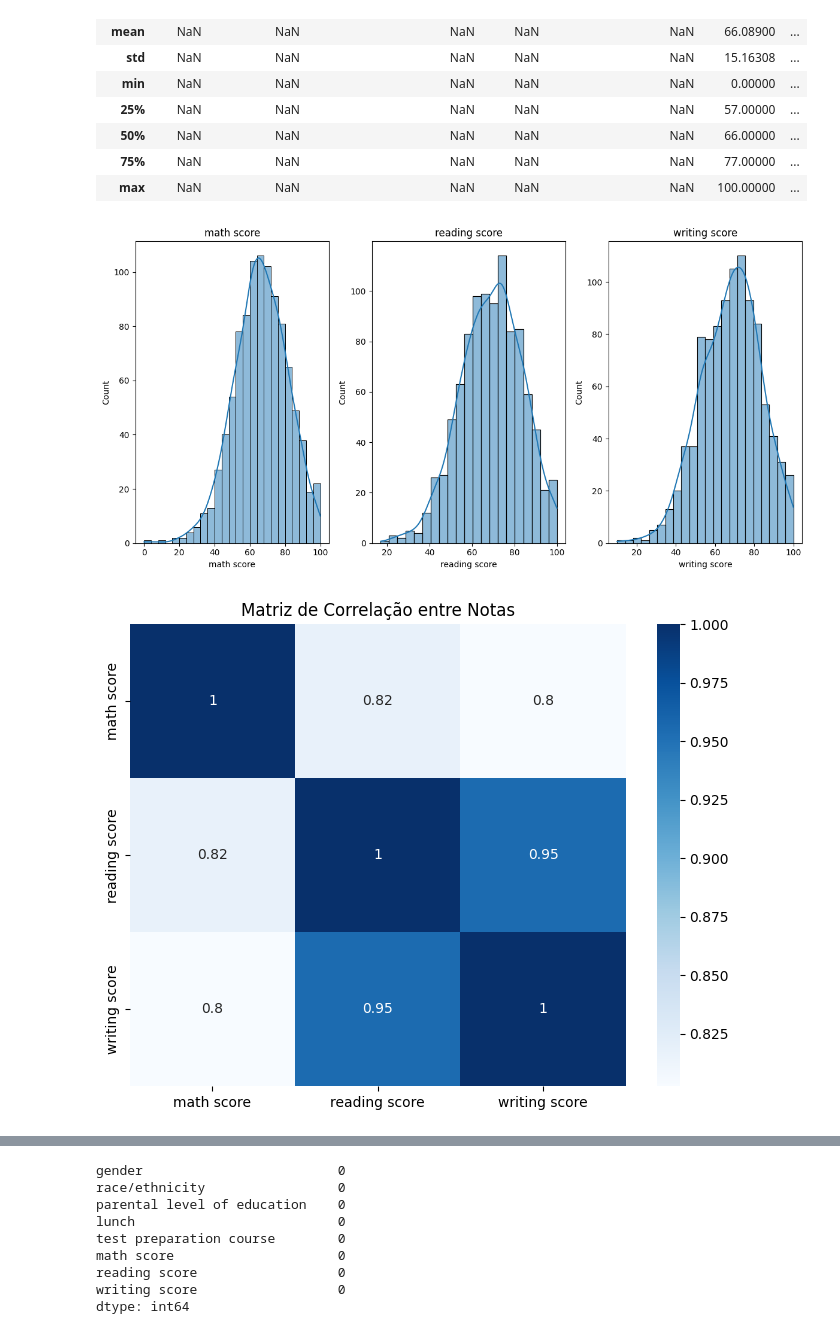
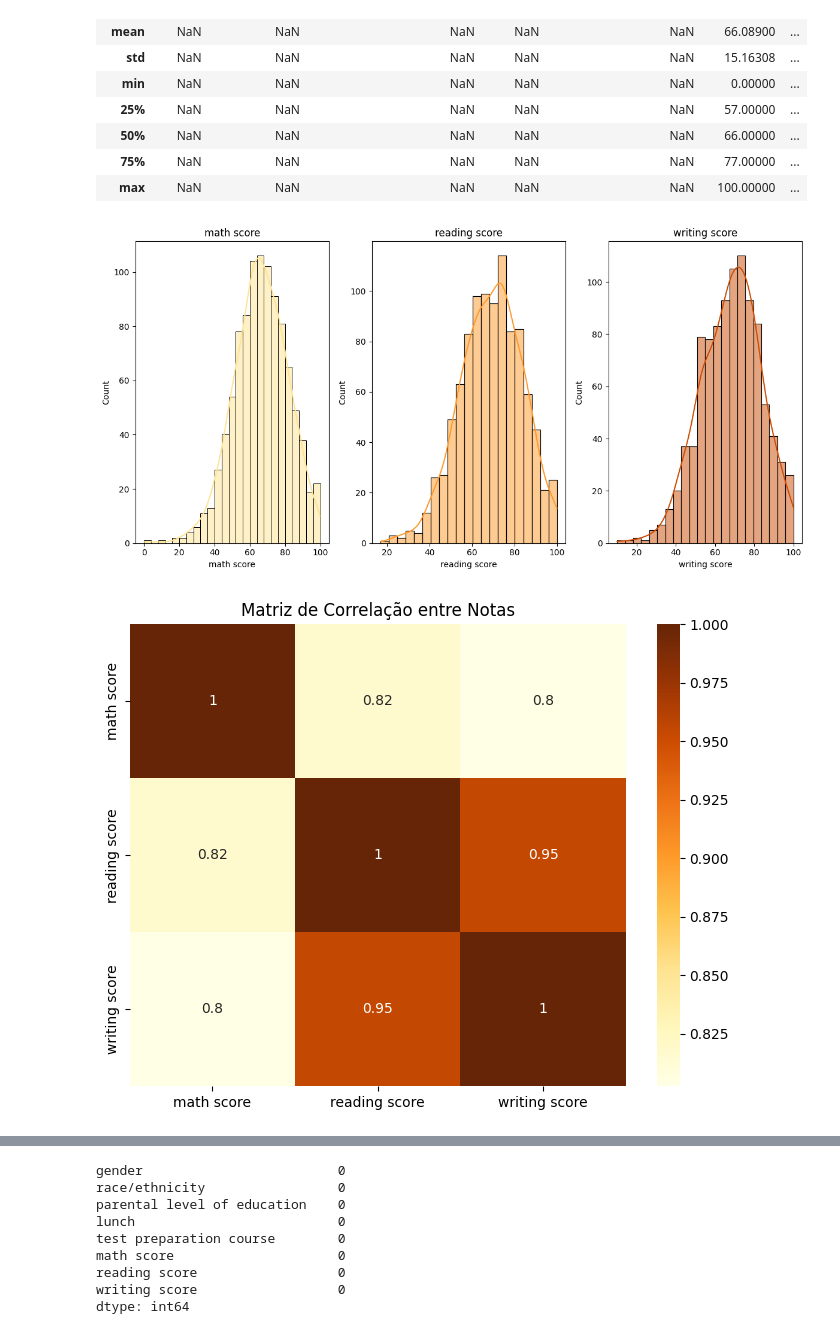
Before and after one commit to snowdutra/Machine-Learning, a Jupyter notebook: docs/random-forest/random_forest.ipynb, the cells around one changed output, grey strips where cells are left out. Saved outputs shown, nothing was run; the diff lists cells and outputs as text; code cells hidden in the pictures.

```diff
--- a/docs/random-forest/random_forest.ipynb
+++ b/docs/random-forest/random_forest.ipynb
@@ -50,21 +50,20 @@ os.makedirs('imagens', exist_ok=True)
 plt.figure(figsize=(12,6))
 for i, col in enumerate(["math score", "reading score", "writing score"]):
     plt.subplot(1, 3, i+1)
-    sns.histplot(df[col], kde=True)
+    sns.histplot(df[col], kde=True, color=sns.color_palette("YlOrBr", 3)[i])
     plt.title(col)
 plt.tight_layout()
 plt.savefig('imagens/visualizacao_notas.png', format='png')
 plt.show()
 # %% [output]
-[figure, old version]
+[figure, new version]
 # %%
-
 os.makedirs('imagens', exist_ok=True)
 plt.figure(figsize=(8,6))
-sns.heatmap(df[["math score", "reading score", "writing score"]].corr(), annot=True, cmap='Blues')
+sns.heatmap(df[["math score", "reading score", "writing score"]].corr(), annot=True, cmap='YlOrBr')
 plt.title('Matriz de Correlação entre Notas')
 plt.savefig('imagens/correlacao_notas.png', format='png')
 plt.show()
 # %% [output]
-[figure, old version]
+[figure, new version]
 # %%
```
Also changed, not shown: parts of 4 cells of this notebook, 50 other files.
